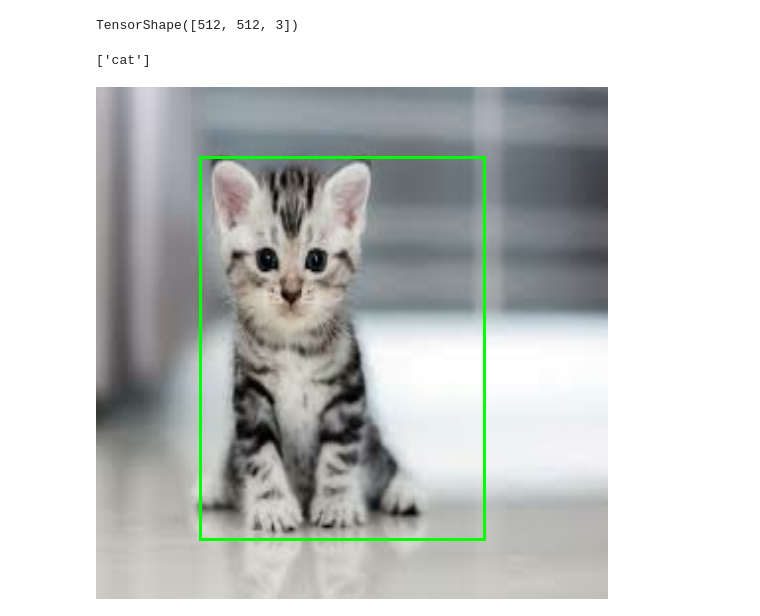
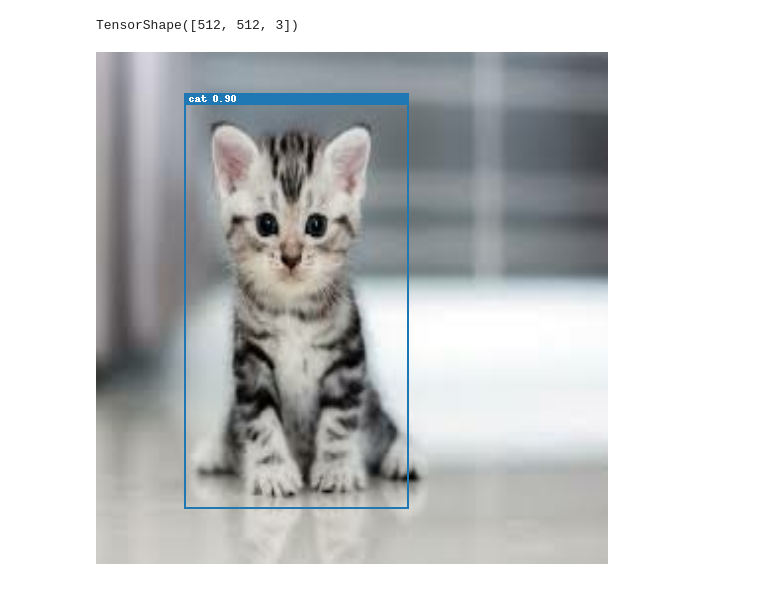
Before and after one commit to Guillem96/efficientdet-tf, a Jupyter notebook: examples/EfficientDet_TF_Example.ipynb, the cells around one changed output. Drawn from its saved outputs; the diff is of its cells as text; code cells hidden in the pictures.

```diff
--- a/examples/EfficientDet_TF_Example.ipynb
+++ b/examples/EfficientDet_TF_Example.ipynb
@@ -44,20 +44,14 @@ n_image = preprocess.normalize_image(image)
 n_image = tf.expand_dims(n_image, 0)
 # %%
 predictions = model(n_image, training=False)
+boxes, labels, scores = predictions
+labels = [IDX_2_LABEL[o] for o in labels[0]]
-# %%
-boxes, labels, _ = predictions
-boxes = boxes[0].numpy().astype('int32').tolist()
-labels = labels[0].numpy().tolist()
-labels = [IDX_2_LABEL[o] for o in labels]
-# %%
-pil_image = Image.fromarray((image.numpy() * 255.).astype('uint8'))
-draw = ImageDraw.Draw(pil_image)
-
-print(labels)
-for box in boxes:
-    draw.rectangle(box, outline=(0, 255, 0), width=3)
-
-pil_image
-# %% [output]
-['cat']
-[figure, removed]
+# %%
+colors = visualizer.colors_per_labels(labels)
+visualizer.draw_boxes(image,
+                      boxes=boxes[0],
+                      labels=labels,
+                      scores=scores[0],
+                      colors=colors)
+# %% [output]
+[figure, added]
```
Also changed, not shown: parts of 2 cells of this notebook.
